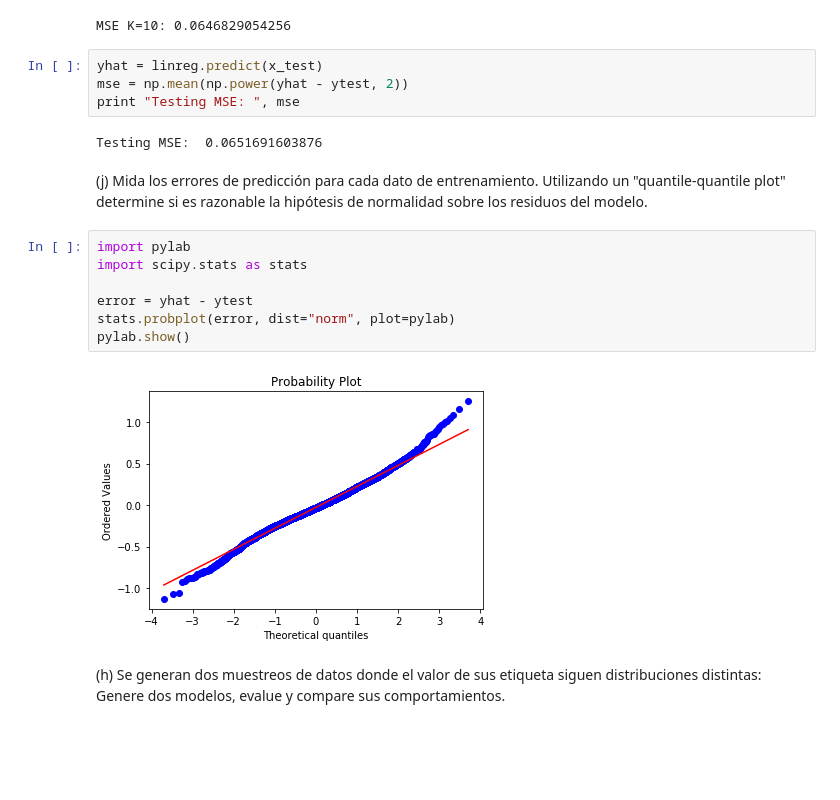
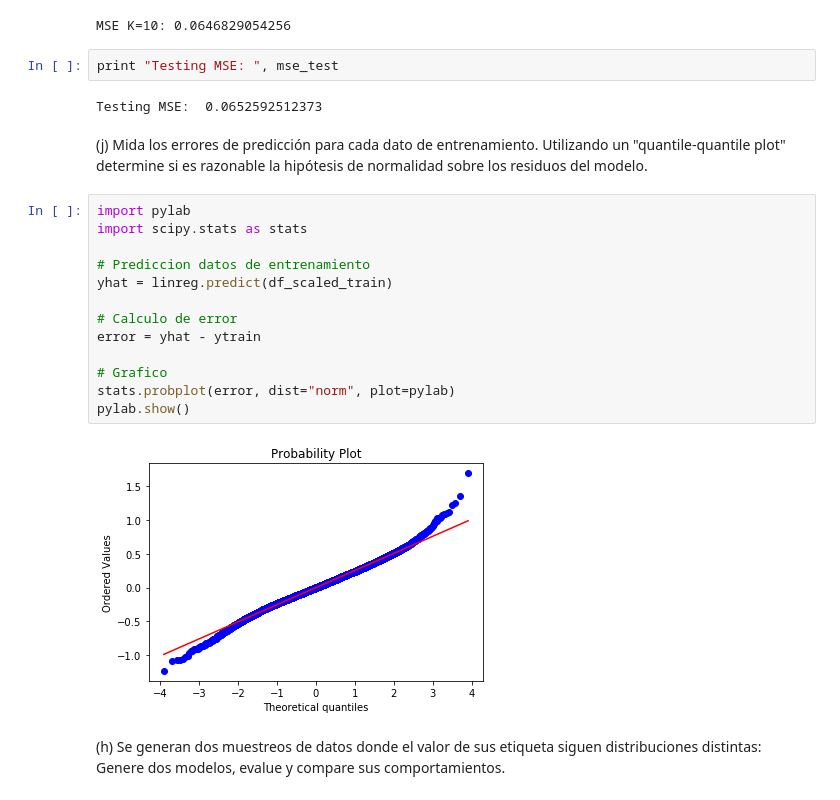
Before and after one commit to dsanmartin/INF578-HW, a Jupyter notebook: 1/Tarea1-ML.ipynb, the cells around one changed output. Cells and saved outputs as stored; diff of their text form; blank space fills up the shorter version.

Commit message:
Correccion error de training

```diff
--- a/1/Tarea1-ML.ipynb
+++ b/1/Tarea1-ML.ipynb
@@ -164,23 +164,27 @@ mse_cv = mse_cv / 10
 print "MSE K=10:", mse_cv
 # %% [output]
 MSE K=10: 0.0646829054256
-# %%
-yhat = linreg.predict(x_test)
-mse = np.mean(np.power(yhat - ytest, 2))
-print "Testing MSE: ", mse
-# %% [output]
-Testing MSE:  0.0651691603876
+# %%
+print "Testing MSE: ", mse_test
+# %% [output]
+Testing MSE:  0.0652592512373
 # %% [markdown]
 (j) Mida los errores de predicción para cada dato de entrenamiento. Utilizando un "quantile-quantile plot" determine si es razonable la hipótesis de normalidad sobre los residuos del modelo.
 # %%
 import pylab
 import scipy.stats as stats
 
-error = yhat - ytest
+# Prediccion datos de entrenamiento
+yhat = linreg.predict(df_scaled_train)
+
+# Calculo de error
+error = yhat - ytrain
+
+# Grafico
 stats.probplot(error, dist="norm", plot=pylab)
 pylab.show()
 # %% [output]
-[figure, old version]
+[figure, new version]
 # %% [markdown]
 (h) Se generan dos muestreos de datos donde el valor de sus etiqueta siguen distribuciones distintas: Genere dos modelos, evalue y compare sus comportamientos.
 # %%
```
Also changed, not shown: parts of 1 cell of this notebook.
